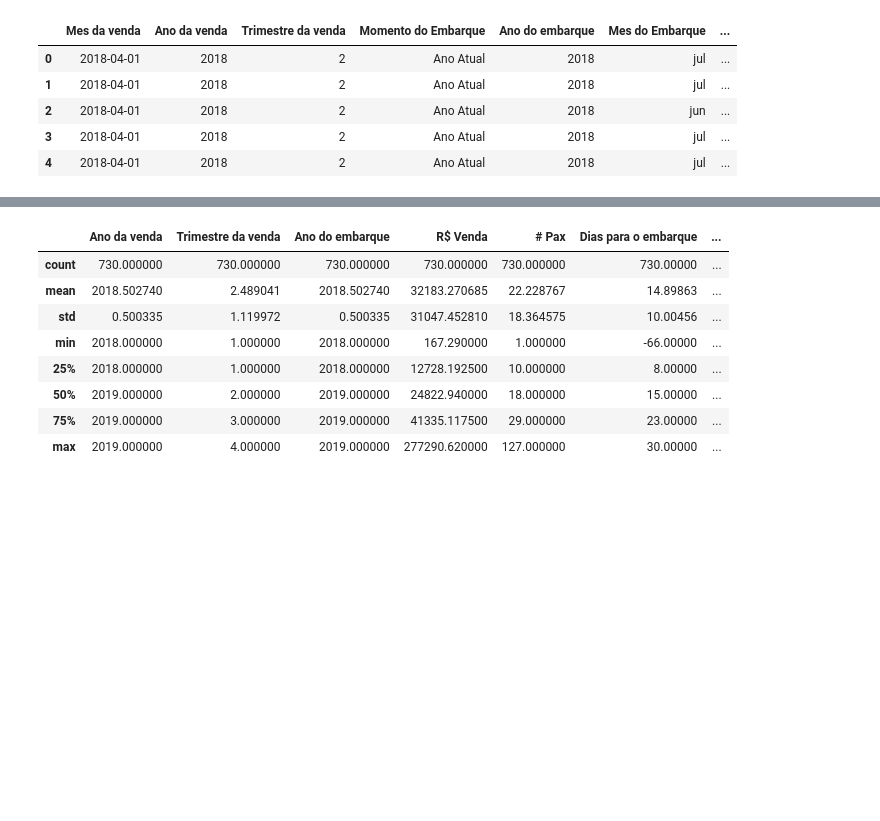
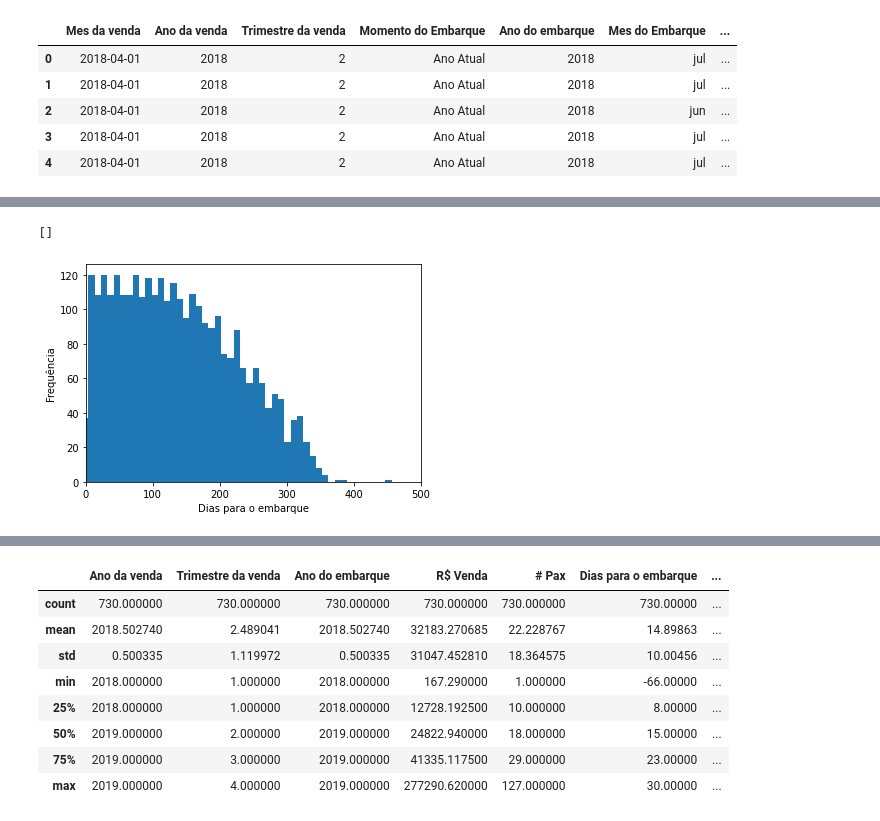
Before and after one commit to Fredericobianchessi/Trabalhoindividual, a Jupyter notebook: Projejtoindividual.ipynb, the cells around one changed output, grey strips where cells are left out. Drawn from its saved outputs; the diff is of its cells as text; code cells hidden in the pictures; blank space fills up the shorter version.

```diff
--- a/Projejtoindividual.ipynb
+++ b/Projejtoindividual.ipynb
@@ -507,0 +495,10 @@ df_embarque.head()
+# %%
+df_embarque_2018 = df_embarque['Ano da venda']== 2018
+df_embarque[df_embarque_2018]['Dias para o embarque'].plot(kind= 'hist', bins= 50)
+plt.xlabel("Dias para o embarque")
+plt.ylabel("Frequência")
+plt.xlim(0, 500)
+plt.plot()
+# %% [output]
+[]
+[figure, added]
```
Also changed, not shown: parts of 38 cells of this notebook.
